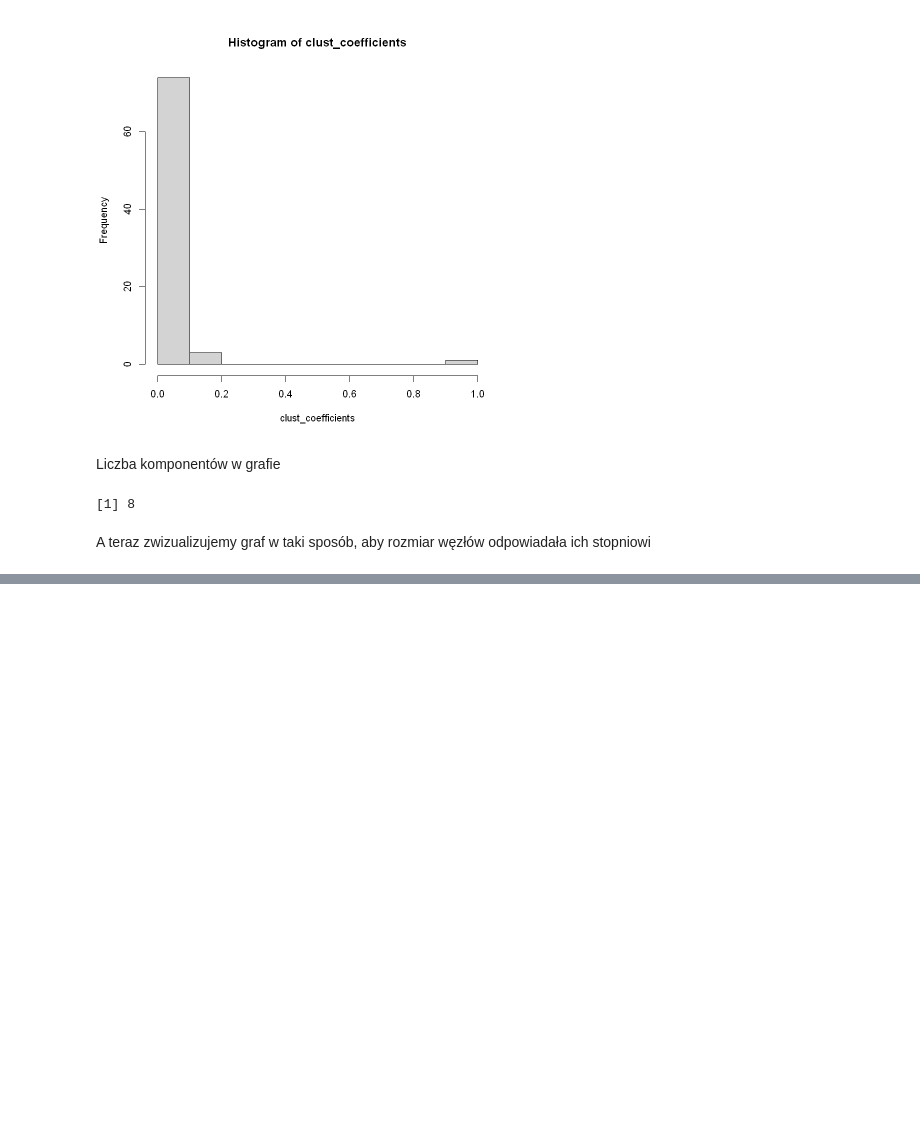
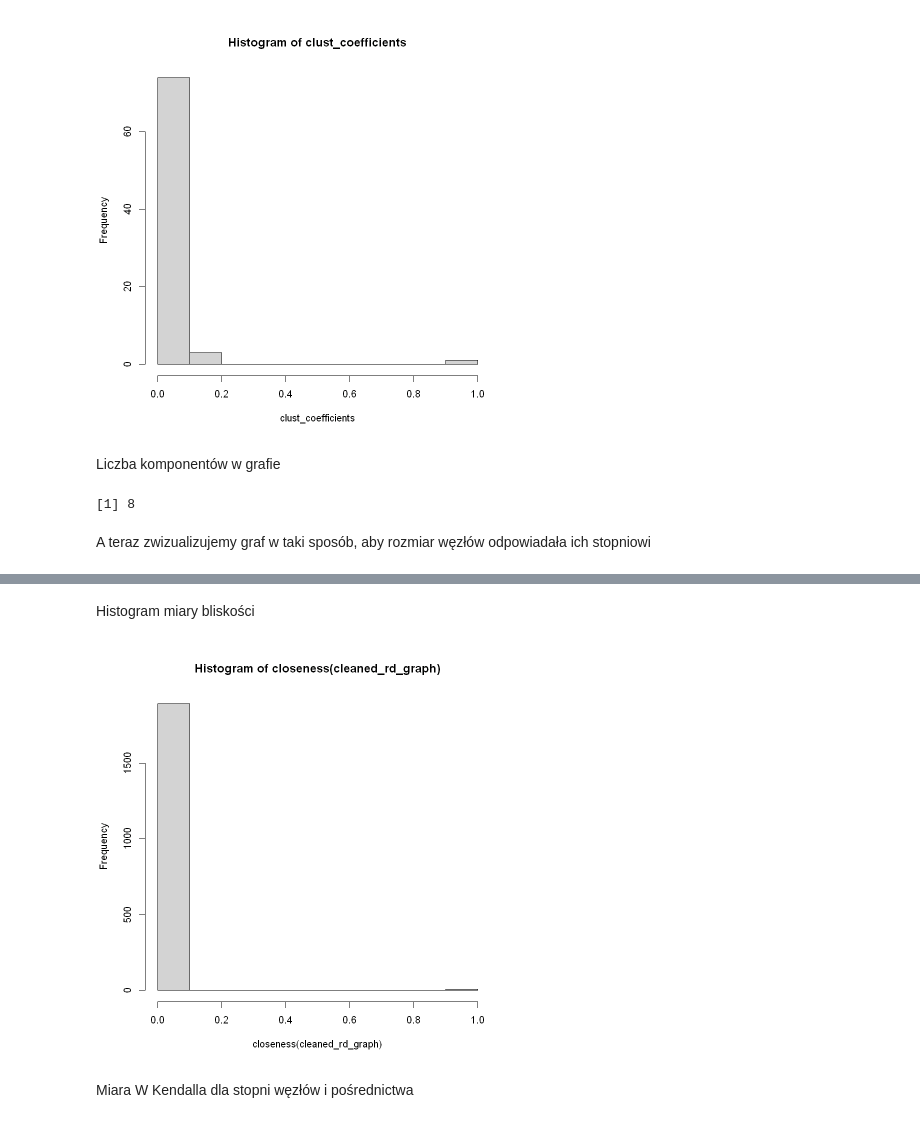
Before and after one commit to Ninj4M4ster/complex_networks, a Jupyter notebook: list2/r_notebook.ipynb, the cells around one changed output, grey strips where cells are left out. Saved outputs shown, nothing was run; the diff lists cells and outputs as text; code cells hidden in the pictures; blank space fills up the shorter version.

```diff
--- a/list2/r_notebook.ipynb
+++ b/list2/r_notebook.ipynb
@@ -74,0 +155,8 @@ plot(er_graph, vertex.size=2*degree(er_graph)+5)
+# %% [markdown]
+Histogram miary bliskości
+# %%
+hist(closeness(cleaned_rd_graph))
+# %% [output]
+[figure, added]
+# %% [markdown]
+Miara W Kendalla dla stopni węzłów i pośrednictwa
```
Also changed, not shown: parts of 33 cells of this notebook, 3 other files.
